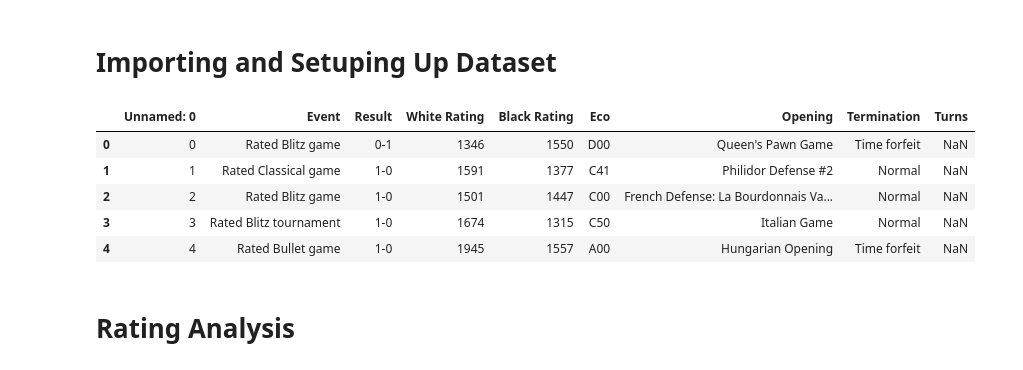
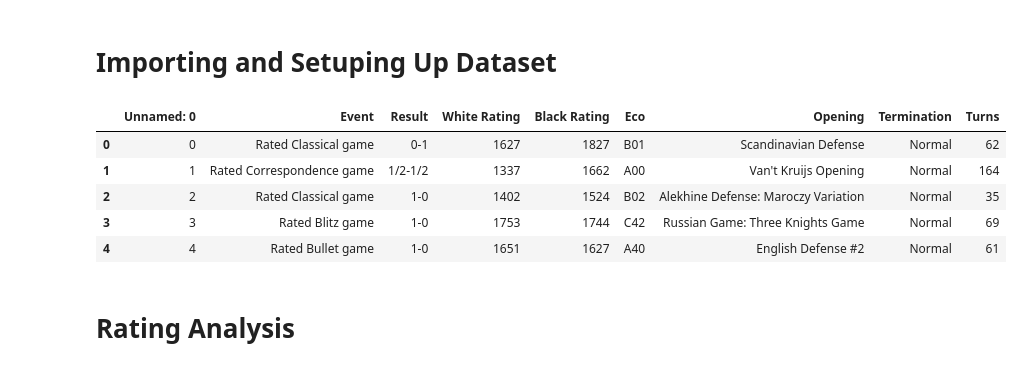
Before and after one commit to kdesai2018/DSL-final-project, a Jupyter notebook: jordan_analysis.ipynb, the cells around one changed output. Drawn from its saved outputs; the diff is of its cells as text; code cells hidden in the pictures.

```diff
--- a/jordan_analysis.ipynb
+++ b/jordan_analysis.ipynb
@@ -7,14 +8,12 @@ import re
 # %% [markdown]
 # Importing and Setuping Up Dataset
 # %%
-df = pd.read_csv('games.csv', low_memory=False)
-gg = pd.read_csv('good_games.csv', low_memory=False)
-df = df.append(gg)
+df = pd.read_csv('all_games.csv', low_memory=False)
 df.head()
 # %% [output]
 |  | Unnamed: 0 | Event | Result | White Rating | Black Rating | Eco | Opening | Termination | Turns |
-| 0 | 0 | Rated Blitz game | 0-1 | 1346 | 1550 | D00 | Queen's Pawn Game | Time forfeit | NaN |
-| 1 | 1 | Rated Classical game | 1-0 | 1591 | 1377 | C41 | Philidor Defense #2 | Normal | NaN |
-| 2 | 2 | Rated Blitz game | 1-0 | 1501 | 1447 | C00 | French Defense: La Bourdonnais Va... | Normal | NaN |
-| 3 | 3 | Rated Blitz tournament | 1-0 | 1674 | 1315 | C50 | Italian Game | Normal | NaN |
-| 4 | 4 | Rated Bullet game | 1-0 | 1945 | 1557 | A00 | Hungarian Opening | Time forfeit | NaN |
+| 0 | 0 | Rated Classical game | 0-1 | 1627 | 1827 | B01 | Scandinavian Defense | Normal | 62 |
+| 1 | 1 | Rated Correspondence game | 1/2-1/2 | 1337 | 1662 | A00 | Van't Kruijs Opening | Normal | 164 |
+| 2 | 2 | Rated Classical game | 1-0 | 1402 | 1524 | B02 | Alekhine Defense: Maroczy Variation | Normal | 35 |
+| 3 | 3 | Rated Blitz game | 1-0 | 1753 | 1744 | C42 | Russian Game: Three Knights Game | Normal | 69 |
+| 4 | 4 | Rated Bullet game | 1-0 | 1651 | 1627 | A40 | English Defense #2 | Normal | 61 |
```
Also changed, not shown: parts of 30 cells of this notebook.
